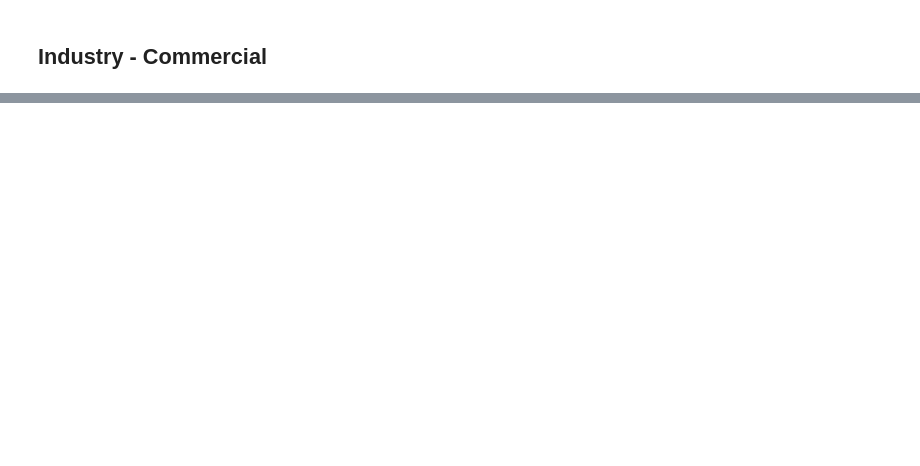
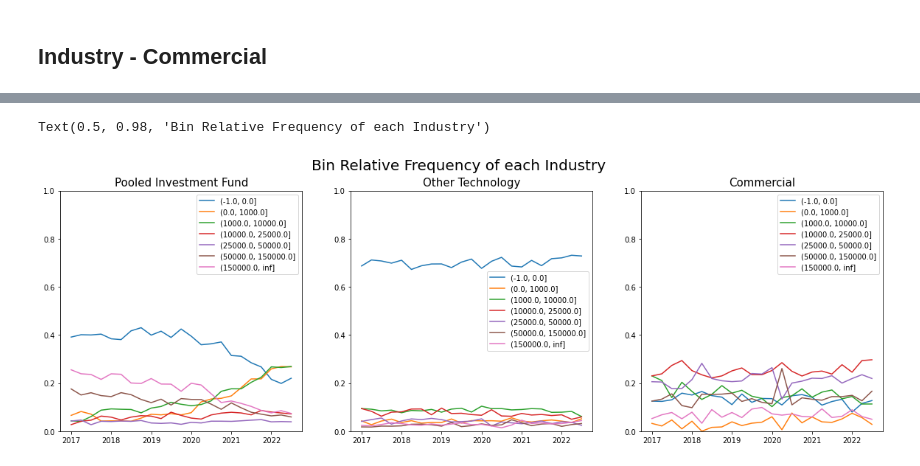
Before and after one commit to uday-31/Analyzing-Form-D-Submissions, a Jupyter notebook: Polo_Analysis.ipynb, the cells around one changed output, grey strips where cells are left out. Drawn from its saved outputs; the diff is of its cells as text; code cells hidden in the pictures; blank space fills up the shorter version.

```diff
--- a/Polo_Analysis.ipynb
+++ b/Polo_Analysis.ipynb
@@ -441,0 +594,21 @@ MK test detected no trend for bin (100000.0, inf], and L-b test detects no autoc
+# %%
+fig, axs = plt.subplots(1, 3, figsize=(20, 6))
+industry = 'Pooled Investment Fund'
+p = ProportionAnalyzer(df[df['INDUSTRYGROUPTYPE'] == industry])
+p.plot_bin_ratio(ax=axs[0])
+axs[0].set_title(f"Pooled Investment Fund", size=15)
+
+industry = 'Other Technology'
+p = ProportionAnalyzer(df[df['INDUSTRYGROUPTYPE'] == industry])
+p.plot_bin_ratio(ax=axs[1])
+axs[1].set_title(f"Other Technology", size=15)
+
+industry = 'Commercial'
+p = ProportionAnalyzer(df[df['INDUSTRYGROUPTYPE'] == industry])
+p.plot_bin_ratio(ax=axs[2])
+axs[2].set_title(f"Commercial", size=15)
+
+fig.suptitle('Bin Relative Frequency of each Industry', size = 20)
+# %% [output]
+Text(0.5, 0.98, 'Bin Relative Frequency of each Industry')
+[figure, added]
```
Also changed, not shown: parts of 18 cells of this notebook, 1 other file.
